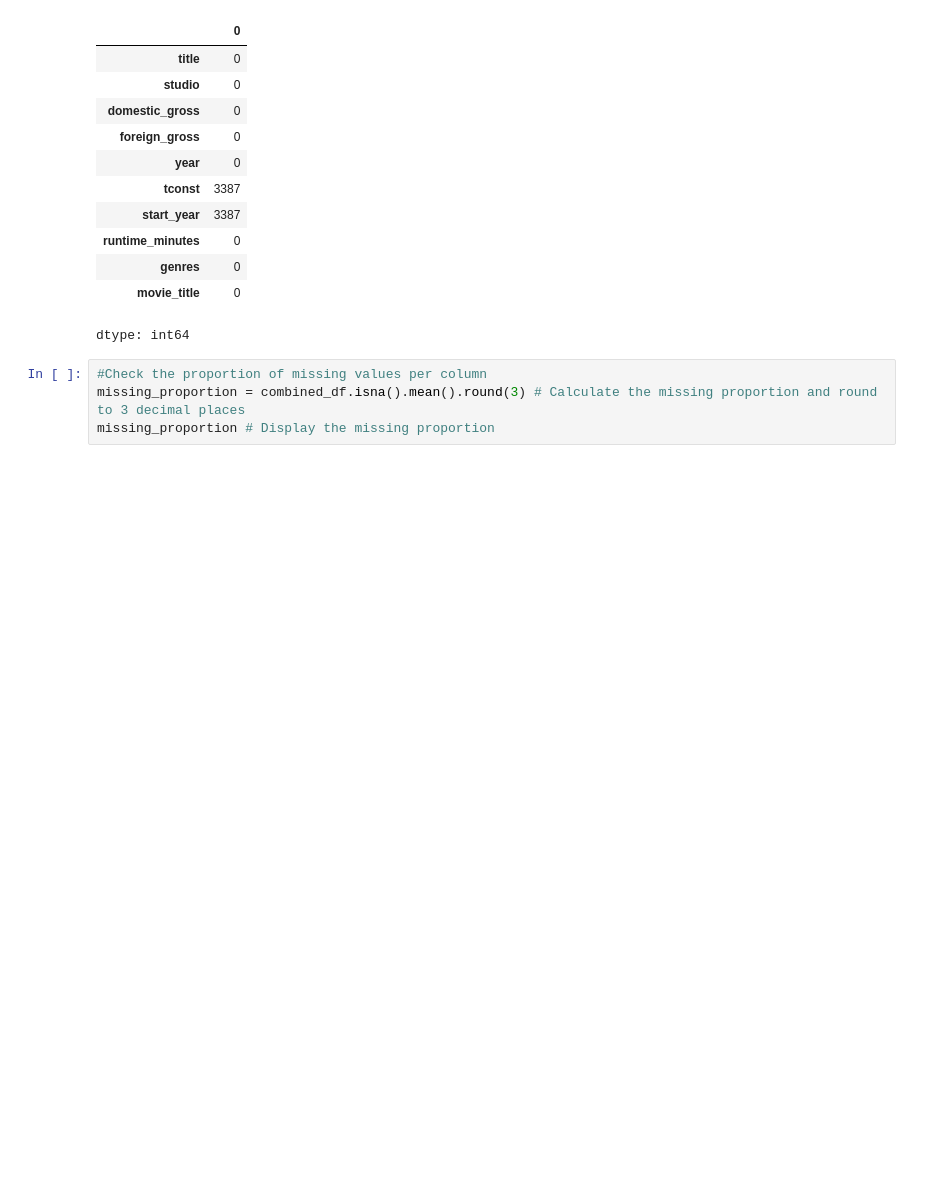
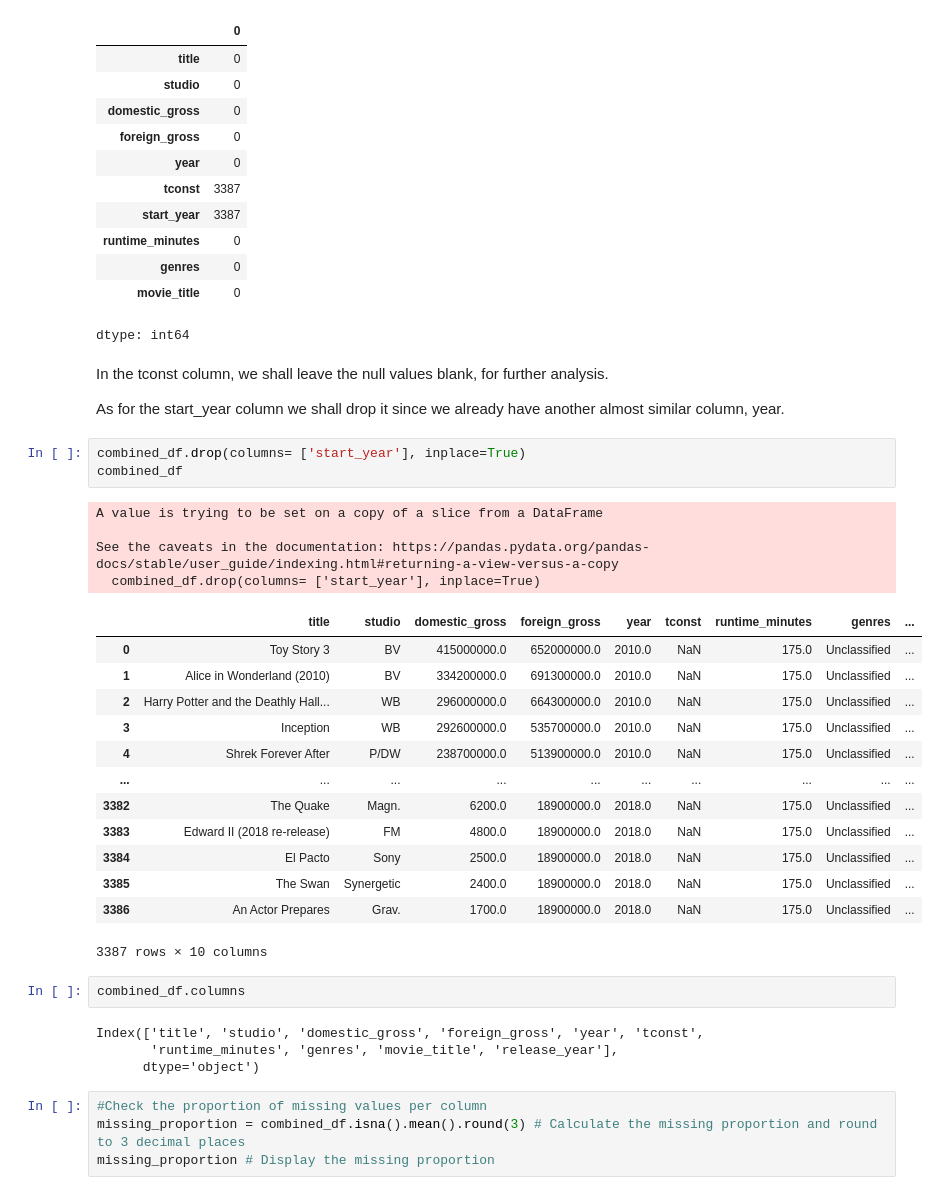
Before and after one commit to Ella244-18/phase-1-project, a Jupyter notebook: student.ipynb, the cells around one changed output. Saved outputs shown, nothing was run; the diff lists cells and outputs as text; blank space fills up the shorter version.

```diff
--- a/student.ipynb
+++ b/student.ipynb
@@ -481,6 +494,37 @@ combined_df.isna().sum()
 | genres | 0 |
 | movie_title | 0 |
 dtype: int64
+# %% [markdown]
+In the tconst column, we shall leave the null values blank, for further analysis.
+
+As for the start_year column we shall drop it since we already have another almost similar column, year.
+# %%
+combined_df.drop(columns= ['start_year'], inplace=True)
+combined_df
+# %% [output]
+A value is trying to be set on a copy of a slice from a DataFrame
+
+See the caveats in the documentation: https://pandas.pydata.org/pandas-docs/stable/user_guide/indexing.html#returning-a-view-versus-a-copy
+  combined_df.drop(columns= ['start_year'], inplace=True)
+|  | title | studio | domestic_gross | foreign_gross | year | tconst | runtime_minutes | genres | ... |
+| 0 | Toy Story 3 | BV | 415000000.0 | 652000000.0 | 2010.0 | NaN | 175.0 | Unclassified | ... |
+| 1 | Alice in Wonderland (2010) | BV | 334200000.0 | 691300000.0 | 2010.0 | NaN | 175.0 | Unclassified | ... |
+| 2 | Harry Potter and the Deathly Hall... | WB | 296000000.0 | 664300000.0 | 2010.0 | NaN | 175.0 | Unclassified | ... |
+| 3 | Inception | WB | 292600000.0 | 535700000.0 | 2010.0 | NaN | 175.0 | Unclassified | ... |
+| 4 | Shrek Forever After | P/DW | 238700000.0 | 513900000.0 | 2010.0 | NaN | 175.0 | Unclassified | ... |
+| ... | ... | ... | ... | ... | ... | ... | ... | ... | ... |
+| 3382 | The Quake | Magn. | 6200.0 | 18900000.0 | 2018.0 | NaN | 175.0 | Unclassified | ... |
+| 3383 | Edward II (2018 re-release) | FM | 4800.0 | 18900000.0 | 2018.0 | NaN | 175.0 | Unclassified | ... |
+| 3384 | El Pacto | Sony | 2500.0 | 18900000.0 | 2018.0 | NaN | 175.0 | Unclassified | ... |
+| 3385 | The Swan | Synergetic | 2400.0 | 18900000.0 | 2018.0 | NaN | 175.0 | Unclassified | ... |
+| 3386 | An Actor Prepares | Grav. | 1700.0 | 18900000.0 | 2018.0 | NaN | 175.0 | Unclassified | ... |
+3387 rows × 10 columns
+# %%
+combined_df.columns
+# %% [output]
+Index(['title', 'studio', 'domestic_gross', 'foreign_gross', 'year', 'tconst',
+       'runtime_minutes', 'genres', 'movie_title', 'release_year'],
+      dtype='object')
 # %%
 #Check the proportion of missing values per column
 missing_proportion = combined_df.isna().mean().round(3) # Calculate the missing proportion and round to 3 decimal places
```
Also changed, not shown: parts of 10 cells of this notebook.
